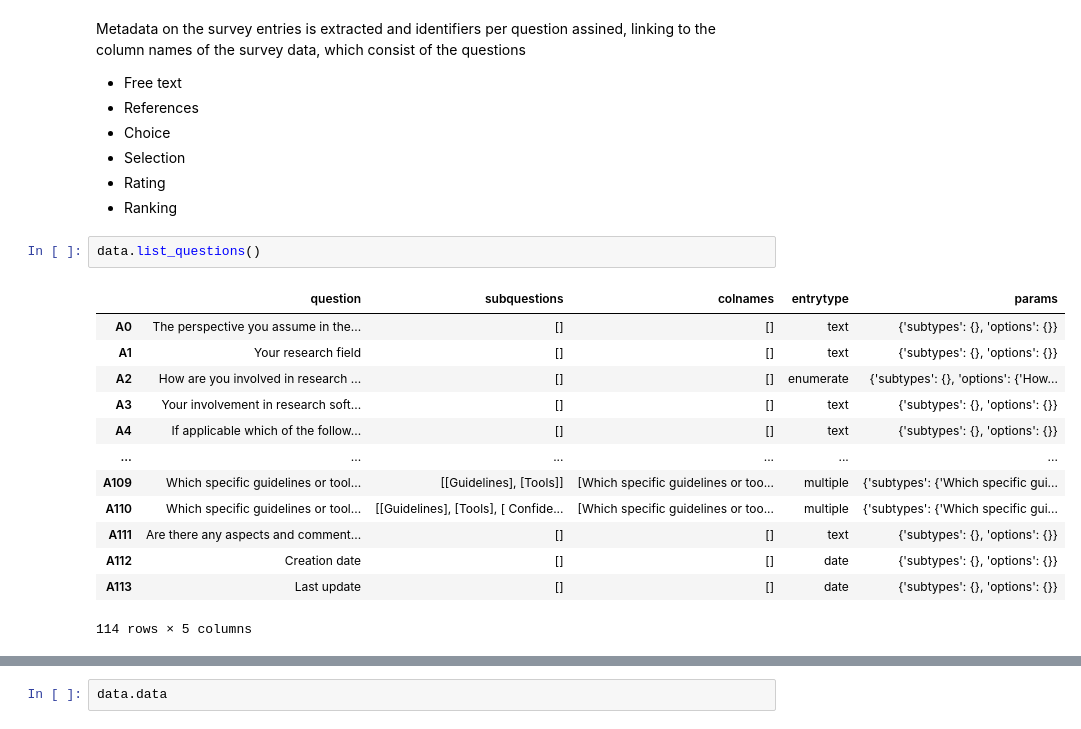
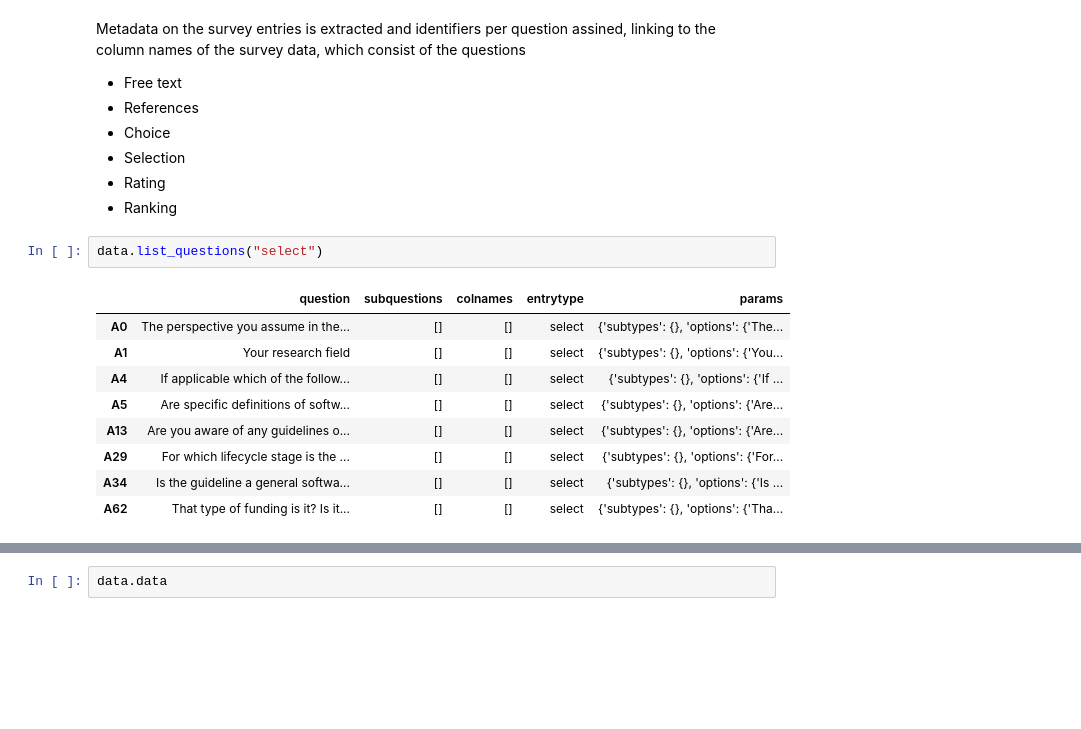
Before and after one commit to YouSchnabel/EVERSE-landscape, a Jupyter notebook: notebooks/Reading data.ipynb, the cells around one changed output, grey strips where cells are left out. Drawn from its saved outputs; the diff is of its cells as text; blank space fills up the shorter version.

```diff
--- a/notebooks/Reading data.ipynb
+++ b/notebooks/Reading data.ipynb
@@ -23,19 +23,15 @@ Metadata on the survey entries is extracted and identifiers per question assined
 * Rating
 * Ranking
 # %%
-data.list_questions()
+data.list_questions("select")
 # %% [output]
 |  | question | subquestions | colnames | entrytype | params |
-| A0 | The perspective you assume in the... | [] | [] | text | {'subtypes': {}, 'options': {}} |
-| A1 | Your research field | [] | [] | text | {'subtypes': {}, 'options': {}} |
-| A2 | How are you involved in research ... | [] | [] | enumerate | {'subtypes': {}, 'options': {'How... |
-| A3 | Your involvement in research soft... | [] | [] | text | {'subtypes': {}, 'options': {}} |
-| A4 | If applicable which of the follow... | [] | [] | text | {'subtypes': {}, 'options': {}} |
-| ... | ... | ... | ... | ... | ... |
-| A109 | Which specific guidelines or tool... | [[Guidelines], [Tools]] | [Which specific guidelines or too... | multiple | {'subtypes': {'Which specific gui... |
-| A110 | Which specific guidelines or tool... | [[Guidelines], [Tools], [ Confide... | [Which specific guidelines or too... | multiple | {'subtypes': {'Which specific gui... |
-| A111 | Are there any aspects and comment... | [] | [] | text | {'subtypes': {}, 'options': {}} |
-| A112 | Creation date | [] | [] | date | {'subtypes': {}, 'options': {}} |
-| A113 | Last update | [] | [] | date | {'subtypes': {}, 'options': {}} |
+| A0 | The perspective you assume in the... | [] | [] | select | {'subtypes': {}, 'options': {'The... |
+| A1 | Your research field | [] | [] | select | {'subtypes': {}, 'options': {'You... |
+| A4 | If applicable which of the follow... | [] | [] | select | {'subtypes': {}, 'options': {'If ... |
+| A5 | Are specific definitions of softw... | [] | [] | select | {'subtypes': {}, 'options': {'Are... |
+| A13 | Are you aware of any guidelines o... | [] | [] | select | {'subtypes': {}, 'options': {'Are... |
+| A29 | For which lifecycle stage is the ... | [] | [] | select | {'subtypes': {}, 'options': {'For... |
+| A34 | Is the guideline a general softwa... | [] | [] | select | {'subtypes': {}, 'options': {'Is ... |
+| A62 | That type of funding is it? Is it... | [] | [] | select | {'subtypes': {}, 'options': {'Tha... |
-114 rows × 5 columns
 # %%
```
Also changed, not shown: parts of 5 cells of this notebook, 15 other files.
